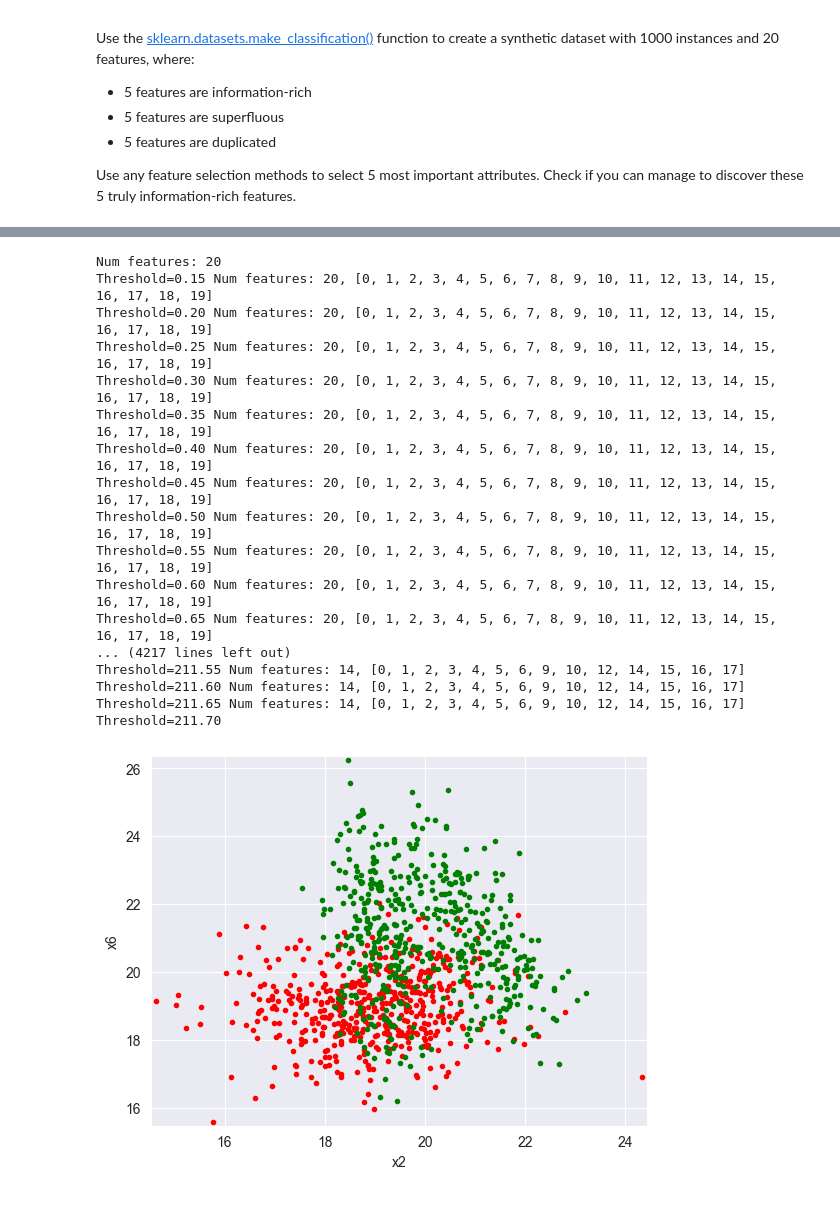
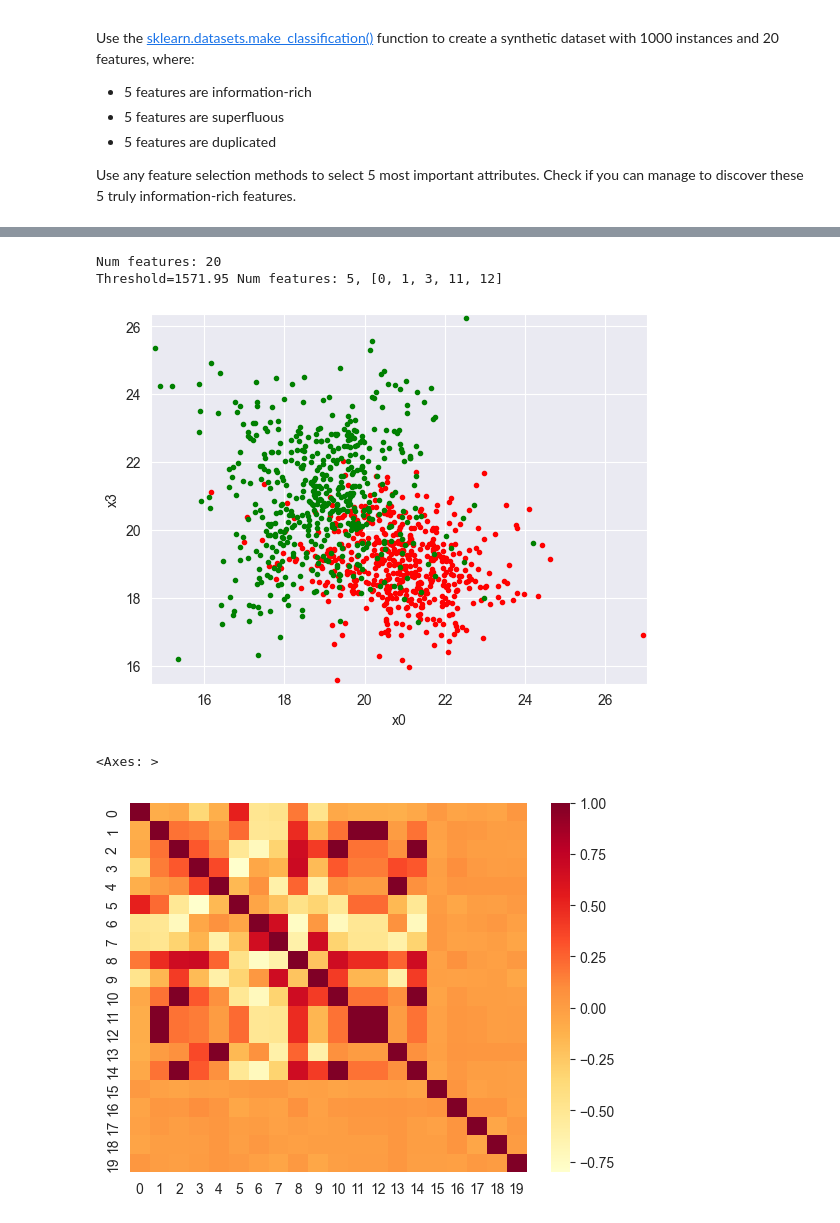
Before and after one commit to Luncenok/Data-mining, a Jupyter notebook: dm_feature_selection_(1).ipynb, the cells around one changed output, grey strips where cells are left out. Drawn from its saved outputs; the diff is of its cells as text; code cells hidden in the pictures.

```diff
--- a/dm_feature_selection_(1).ipynb
+++ b/dm_feature_selection_(1).ipynb
@@ -412,7 +412,7 @@ Use any feature selection methods to select 5 most important attributes. Check i
 # %%
 from sklearn.datasets import make_classification
 
-X, y = make_classification(n_samples=1000, n_features=20, n_informative=5, n_redundant=5, n_repeated=5, random_state=4)
+X, y = make_classification(n_samples=1000, n_features=20, n_informative=5, n_redundant=5, n_repeated=5, random_state=4, shuffle=False)
 X = [x+20 for x in X]
 
 plt.figure(figsize=(10,8))
@@ -436,51 +438,41 @@ plt.show()
 # %%
 from sklearn.feature_selection import SelectFromModel
 from sklearn.linear_model import Perceptron, LassoCV, SGDClassifier, RidgeClassifierCV
 
-clf = Perceptron()
-# clf = SGDClassifier(penalty='l1', loss='log_loss')
+# clf = Perceptron()
+clf = SGDClassifier(penalty='l1', loss='log_loss')
 # clf = RidgeClassifierCV(cv=10)
 # clf = LassoCV(cv=10)
 
 sfm = SelectFromModel(clf, threshold=0.1)
 sfm.fit(X, y)
 n_rows, n_features = sfm.transform(X).shape
 print(f'Num features: {n_features}')
 
 while n_features > 5:
     sfm.threshold += 0.05
     new = sfm.transform(X)
     n_rows, n_features = new.shape
 
     feature_names = compress(range(20), sfm.get_support())
-    print(f'Threshold={sfm.threshold:.2f} Num features: {n_features}, {list(feature_names)}')
+print(f'Threshold={sfm.threshold:.2f} Num features: {n_features}, {list(feature_names)}')
 
 feature1 = new[:, 0]
-feature2 = new[:, 1]
+feature2 = new[:, 2]
 
 plt.plot(feature1[y==0], feature2[y==0], 'r.')
 plt.plot(feature1[y==1], feature2[y==1], 'g.')
 plt.xlabel(sfm.get_feature_names_out()[0])
-plt.ylabel(sfm.get_feature_names_out()[1])
+plt.ylabel(sfm.get_feature_names_out()[2])
 plt.ylim([np.min(feature2)-0.1, np.max(feature2)+0.1])
 plt.xlim([np.min(feature1)-0.1, np.max(feature1)+0.1])
 plt.show()
 # %% [output]
 Num features: 20
-Threshold=0.15 Num features: 20, [0, 1, 2, 3, 4, 5, 6, 7, 8, 9, 10, 11, 12, 13, 14, 15, 16, 17, 18, 19]
-Threshold=0.20 Num features: 20, [0, 1, 2, 3, 4, 5, 6, 7, 8, 9, 10, 11, 12, 13, 14, 15, 16, 17, 18, 19]
-Threshold=0.25 Num features: 20, [0, 1, 2, 3, 4, 5, 6, 7, 8, 9, 10, 11, 12, 13, 14, 15, 16, 17, 18, 19]
-Threshold=0.30 Num features: 20, [0, 1, 2, 3, 4, 5, 6, 7, 8, 9, 10, 11, 12, 13, 14, 15, 16, 17, 18, 19]
-Threshold=0.35 Num features: 20, [0, 1, 2, 3, 4, 5, 6, 7, 8, 9, 10, 11, 12, 13, 14, 15, 16, 17, 18, 19]
-Threshold=0.40 Num features: 20, [0, 1, 2, 3, 4, 5, 6, 7, 8, 9, 10, 11, 12, 13, 14, 15, 16, 17, 18, 19]
-Threshold=0.45 Num features: 20, [0, 1, 2, 3, 4, 5, 6, 7, 8, 9, 10, 11, 12, 13, 14, 15, 16, 17, 18, 19]
-Threshold=0.50 Num features: 20, [0, 1, 2, 3, 4, 5, 6, 7, 8, 9, 10, 11, 12, 13, 14, 15, 16, 17, 18, 19]
-Threshold=0.55 Num features: 20, [0, 1, 2, 3, 4, 5, 6, 7, 8, 9, 10, 11, 12, 13, 14, 15, 16, 17, 18, 19]
-Threshold=0.60 Num features: 20, [0, 1, 2, 3, 4, 5, 6, 7, 8, 9, 10, 11, 12, 13, 14, 15, 16, 17, 18, 19]
-Threshold=0.65 Num features: 20, [0, 1, 2, 3, 4, 5, 6, 7, 8, 9, 10, 11, 12, 13, 14, 15, 16, 17, 18, 19]
-... (4217 lines left out)
-Threshold=211.55 Num features: 14, [0, 1, 2, 3, 4, 5, 6, 9, 10, 12, 14, 15, 16, 17]
-Threshold=211.60 Num features: 14, [0, 1, 2, 3, 4, 5, 6, 9, 10, 12, 14, 15, 16, 17]
-Threshold=211.65 Num features: 14, [0, 1, 2, 3, 4, 5, 6, 9, 10, 12, 14, 15, 16, 17]
-Threshold=211.70
+Threshold=1571.95 Num features: 5, [0, 1, 3, 11, 12]
-[figure, old version]
+[figure, new version]
+# %%
+sns.heatmap(pd.DataFrame(X).corr(), cmap='YlOrRd')
+# %% [output]
+<Axes: >
+[figure, added]
```
Also changed, not shown: parts of 2 cells of this notebook, 3 other files.
